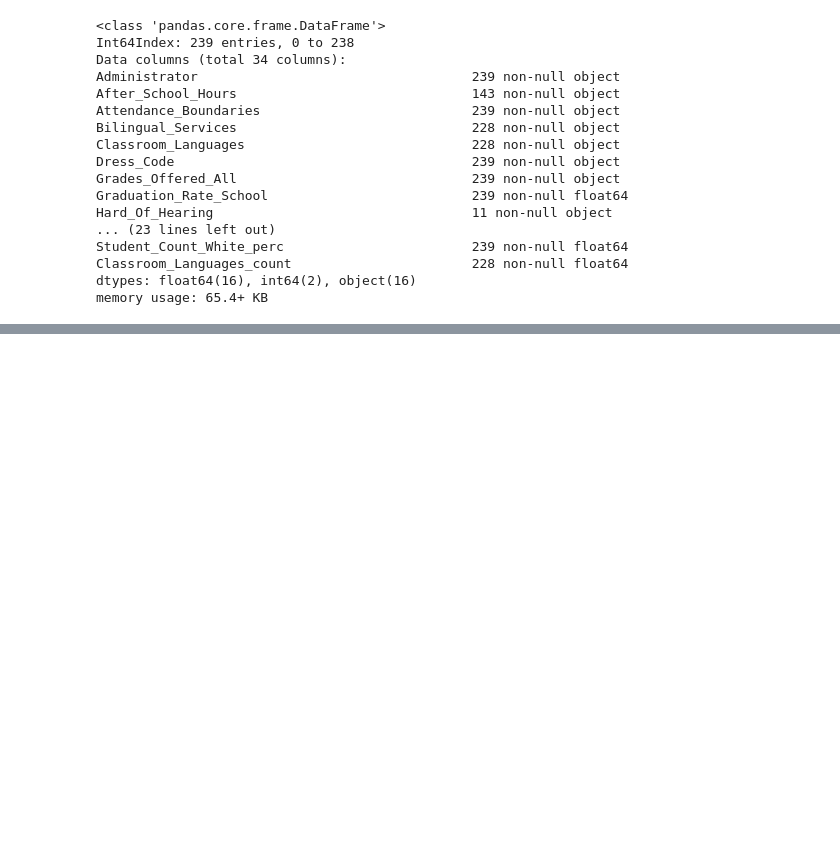
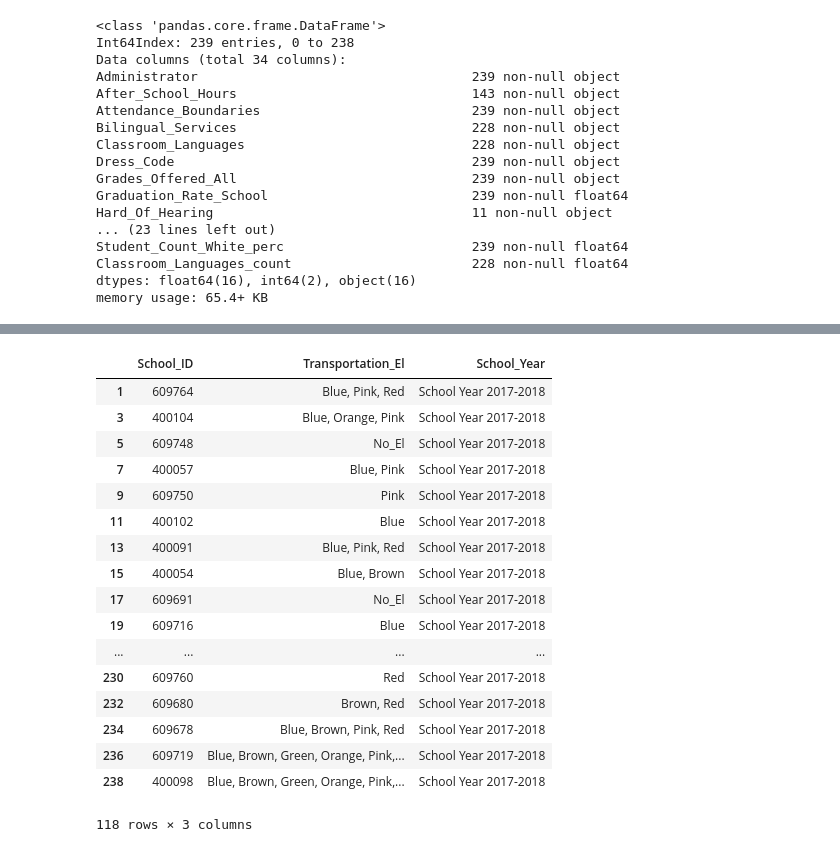
Before and after one commit to j-max/CPS_GradRate_Analysis, a Jupyter notebook: 02_CombinePickleandCVS.ipynb, the cells around one changed output, grey strips where cells are left out. Drawn from its saved outputs; the diff is of its cells as text; code cells hidden in the pictures; blank space fills up the shorter version.

```diff
--- a/02_CombinePickleandCVS.ipynb
+++ b/02_CombinePickleandCVS.ipynb
@@ -192,0 +240,21 @@ memory usage: 65.4+ KB
+# %%
+el_df
+# %% [output]
+|  | School_ID | Transportation_El | School_Year |
+| 1 | 609764 | Blue, Pink, Red | School Year 2017-2018 |
+| 3 | 400104 | Blue, Orange, Pink | School Year 2017-2018 |
+| 5 | 609748 | No_El | School Year 2017-2018 |
+| 7 | 400057 | Blue, Pink | School Year 2017-2018 |
+| 9 | 609750 | Pink | School Year 2017-2018 |
+| 11 | 400102 | Blue | School Year 2017-2018 |
+| 13 | 400091 | Blue, Pink, Red | School Year 2017-2018 |
+| 15 | 400054 | Blue, Brown | School Year 2017-2018 |
+| 17 | 609691 | No_El | School Year 2017-2018 |
+| 19 | 609716 | Blue | School Year 2017-2018 |
+| ... | ... | ... | ... |
+| 230 | 609760 | Red | School Year 2017-2018 |
+| 232 | 609680 | Brown, Red | School Year 2017-2018 |
+| 234 | 609678 | Blue, Brown, Pink, Red | School Year 2017-2018 |
+| 236 | 609719 | Blue, Brown, Green, Orange, Pink,... | School Year 2017-2018 |
+| 238 | 400098 | Blue, Brown, Green, Orange, Pink,... | School Year 2017-2018 |
+118 rows × 3 columns
```
Also changed, not shown: parts of 19 cells of this notebook.
